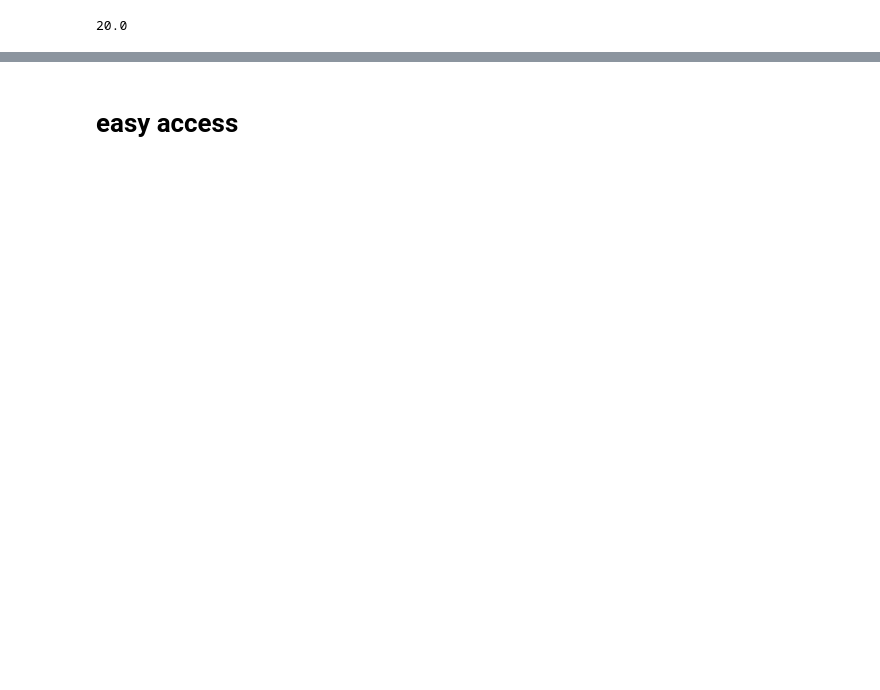
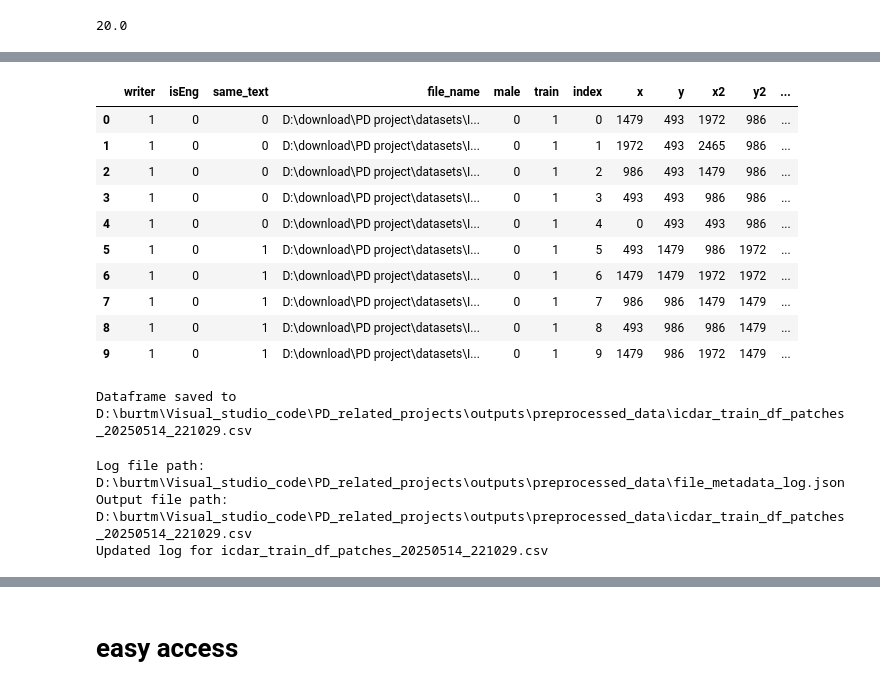
Before and after one commit to gitMorelli/gender_detection, a Jupyter notebook: notebooks/data_preparation/patches_cc.ipynb, the cells around one changed output, grey strips where cells are left out. Saved outputs shown, nothing was run; the diff lists cells and outputs as text; code cells hidden in the pictures; blank space fills up the shorter version.

```diff
--- a/notebooks/data_preparation/patches_cc.ipynb
+++ b/notebooks/data_preparation/patches_cc.ipynb
@@ -95,0 +139,50 @@ File saved: D:\burtm\Visual_studio_code\PD_related_projects\outputs\preprocessed
+# %%
+train_df_expanded['index']=train_df_expanded.index
+train_df_expanded.head(10)
+# %% [output]
+|  | writer | isEng | same_text | file_name | male | train | index | x | y | x2 | y2 | ... |
+| 0 | 1 | 0 | 0 | D:\download\PD project\datasets\I... | 0 | 1 | 0 | 1479 | 493 | 1972 | 986 | ... |
+| 1 | 1 | 0 | 0 | D:\download\PD project\datasets\I... | 0 | 1 | 1 | 1972 | 493 | 2465 | 986 | ... |
+| 2 | 1 | 0 | 0 | D:\download\PD project\datasets\I... | 0 | 1 | 2 | 986 | 493 | 1479 | 986 | ... |
+| 3 | 1 | 0 | 0 | D:\download\PD project\datasets\I... | 0 | 1 | 3 | 493 | 493 | 986 | 986 | ... |
+| 4 | 1 | 0 | 0 | D:\download\PD project\datasets\I... | 0 | 1 | 4 | 0 | 493 | 493 | 986 | ... |
+| 5 | 1 | 0 | 1 | D:\download\PD project\datasets\I... | 0 | 1 | 5 | 493 | 1479 | 986 | 1972 | ... |
+| 6 | 1 | 0 | 1 | D:\download\PD project\datasets\I... | 0 | 1 | 6 | 1479 | 1479 | 1972 | 1972 | ... |
+| 7 | 1 | 0 | 1 | D:\download\PD project\datasets\I... | 0 | 1 | 7 | 986 | 986 | 1479 | 1479 | ... |
+| 8 | 1 | 0 | 1 | D:\download\PD project\datasets\I... | 0 | 1 | 8 | 493 | 986 | 986 | 1479 | ... |
+| 9 | 1 | 0 | 1 | D:\download\PD project\datasets\I... | 0 | 1 | 9 | 1479 | 986 | 1972 | 1479 | ... |
+# %%
+from datetime import datetime
+
+timestamp = datetime.now().strftime("%Y%m%d_%H%M%S")
+output_dir = os.path.join(source_path, "outputs", "preprocessed_data")
+os.makedirs(output_dir, exist_ok=True)  # Create the directory if it doesn't exist
+
+output_file = os.path.join(output_dir, f"icdar_train_df_patches_{timestamp}.csv")
+train_df.to_csv(output_file, index=False)
+
+print(f"Dataframe saved to {output_file}")
+# %% [output]
+Dataframe saved to D:\burtm\Visual_studio_code\PD_related_projects\outputs\preprocessed_data\icdar_train_df_patches_20250514_221029.csv
+# %%
+# Example usage:
+LOG_FILE = output_dir+"\\file_metadata_log.json"
+print(f"Log file path: {LOG_FILE}")
+print(f"Output file path: {output_file}")
+file_IO.add_or_update_file(
+    output_file, LOG_FILE,
+    custom_metadata={
+        #"seed": seed,
+        "m patches": m,
+        "source_file": source_file,
+        "gw": 5,
+        "n_cc":10,
+        "description": '''For each unique index = (isEng,same_text) pair i select the m patches with more CCs
+        the final df has m*4 patches per writer, it adds the x,y,x1,y1 columns to extract the patch
+        It also add an index column that is unique for each patch'''
+    }
+)
+# %% [output]
+Log file path: D:\burtm\Visual_studio_code\PD_related_projects\outputs\preprocessed_data\file_metadata_log.json
+Output file path: D:\burtm\Visual_studio_code\PD_related_projects\outputs\preprocessed_data\icdar_train_df_patches_20250514_221029.csv
+Updated log for icdar_train_df_patches_20250514_221029.csv
```
Also changed, not shown: parts of 11 cells of this notebook, 2 other files.
